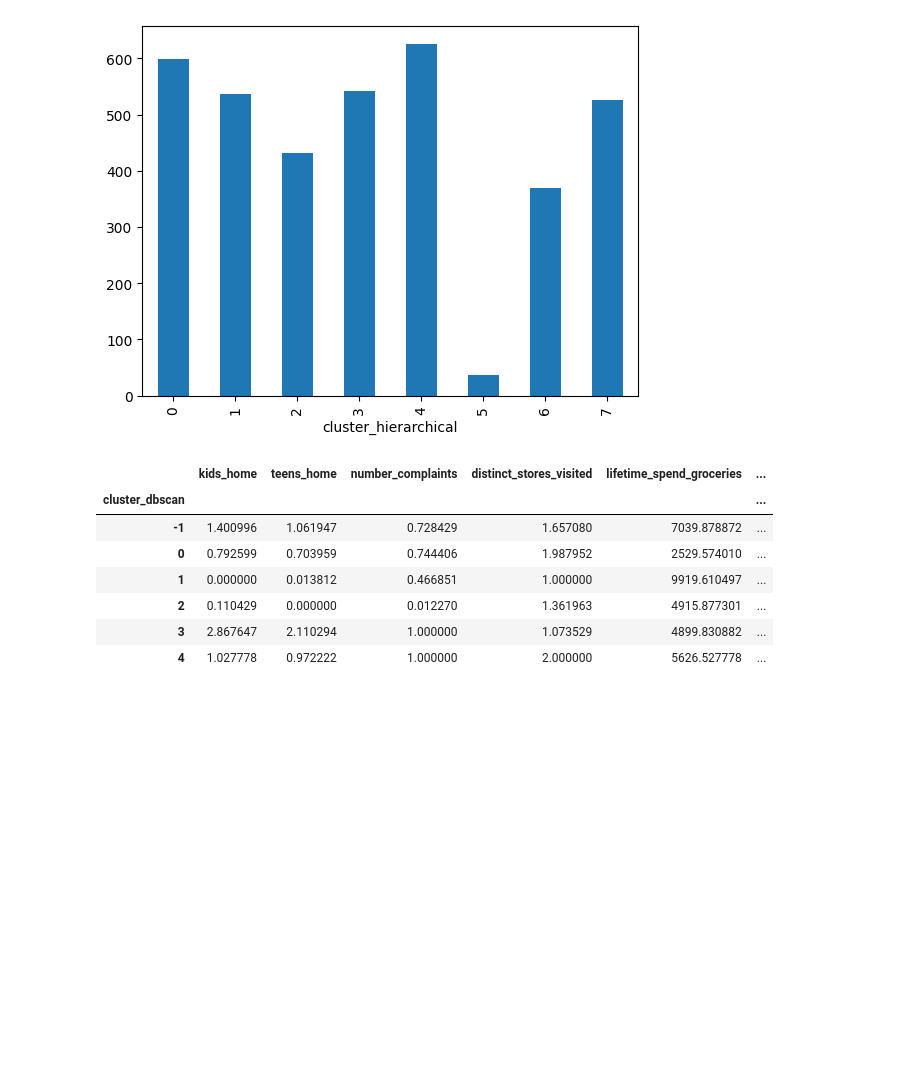
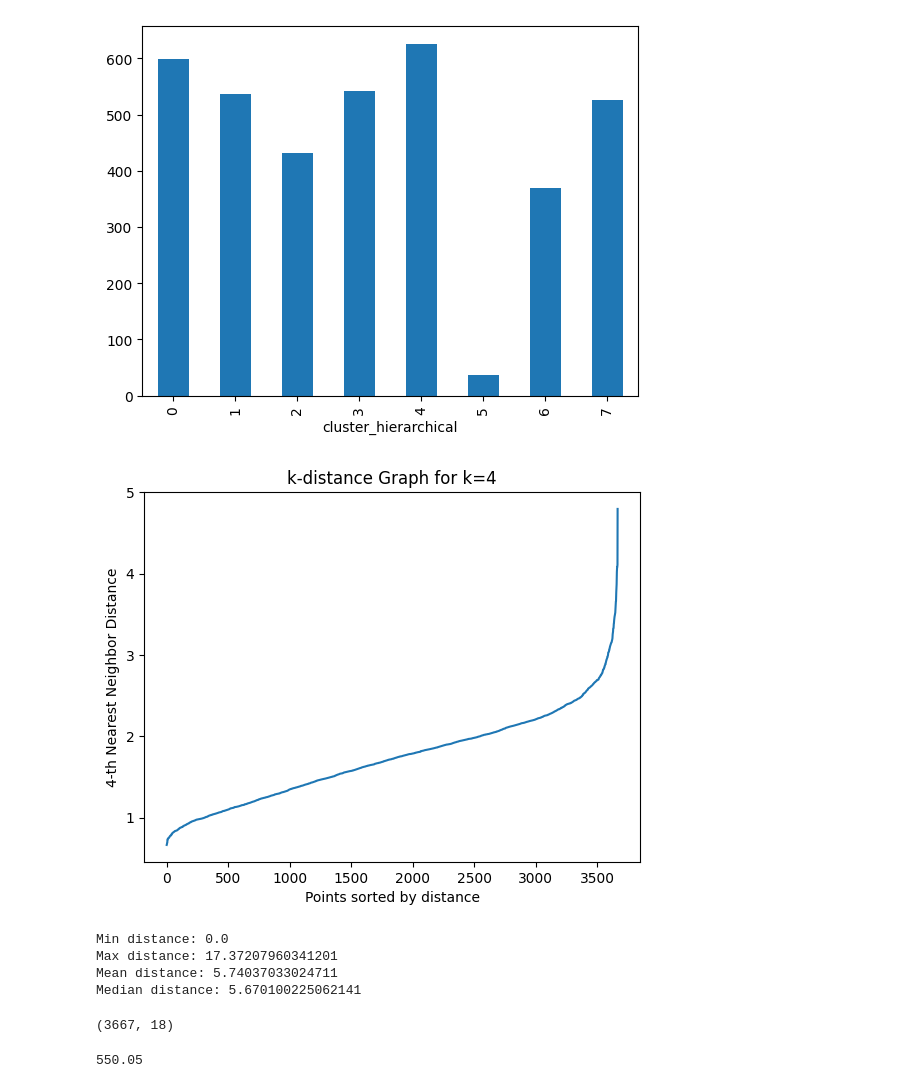
Before and after one commit to mitoma10110/ML2_Project, a Jupyter notebook: jo_notebook.ipynb, the cells around one changed output. Drawn from its saved outputs; the diff is of its cells as text; code cells hidden in the pictures; blank space fills up the shorter version.

```diff
--- a/jo_notebook.ipynb
+++ b/jo_notebook.ipynb
@@ -412,12 +413,44 @@ for min_samples_test in min_samples_values:
         pass
-# %%
-sample_pp.groupby(['cluster_dbscan']).mean()
-# %% [output]
-|  | kids_home | teens_home | number_complaints | distinct_stores_visited | lifetime_spend_groceries | ... |
-| cluster_dbscan |  |  |  |  |  | ... |
-| -1 | 1.400996 | 1.061947 | 0.728429 | 1.657080 | 7039.878872 | ... |
-| 0 | 0.792599 | 0.703959 | 0.744406 | 1.987952 | 2529.574010 | ... |
-| 1 | 0.000000 | 0.013812 | 0.466851 | 1.000000 | 9919.610497 | ... |
-| 2 | 0.110429 | 0.000000 | 0.012270 | 1.361963 | 4915.877301 | ... |
-| 3 | 2.867647 | 2.110294 | 1.000000 | 1.073529 | 4899.830882 | ... |
-| 4 | 1.027778 | 0.972222 | 1.000000 | 2.000000 | 5626.527778 | ... |
+# %%
+import numpy as np
+import matplotlib.pyplot as plt
+from sklearn.neighbors import NearestNeighbors
+
+def plot_k_distance(X, k):
+    nbrs = NearestNeighbors(n_neighbors=k).fit(X)
+    distances, indices = nbrs.kneighbors(X)
+    distances = np.sort(distances[:, k-1], axis=0)
+    plt.plot(distances)
+    plt.xlabel('Points sorted by distance')
+    plt.ylabel(f'{k}-th Nearest Neighbor Distance')
+    plt.title(f'k-distance Graph for k={k}')
+    plt.show()
+
+# Plot the k-distance graph
+plot_k_distance(sample_pp_sc, k=4)
+# %% [output]
+[figure, added]
+# %%
+from scipy.spatial import distance_matrix
+
+# Calculate the distance matrix
+dist_matrix = distance_matrix(sample_pp_sc, sample_pp_sc)
+
+# Summary statistics of pairwise distances
+print('Min distance:', np.min(dist_matrix))
+print('Max distance:', np.max(dist_matrix))
+print('Mean distance:', np.mean(dist_matrix))
+print('Median distance:', np.median(dist_matrix))
+# %% [output]
+Min distance: 0.0
+Max distance: 17.37207960341201
+Mean distance: 5.74037033024711
+Median distance: 5.670100225062141
+# %%
+sample_pp_sc.shape
+# %% [output]
+(3667, 18)
+# %%
+3667 * 0.15
+# %% [output]
+550.05
```
Also changed, not shown: parts of 11 cells of this notebook, 1 other file.
